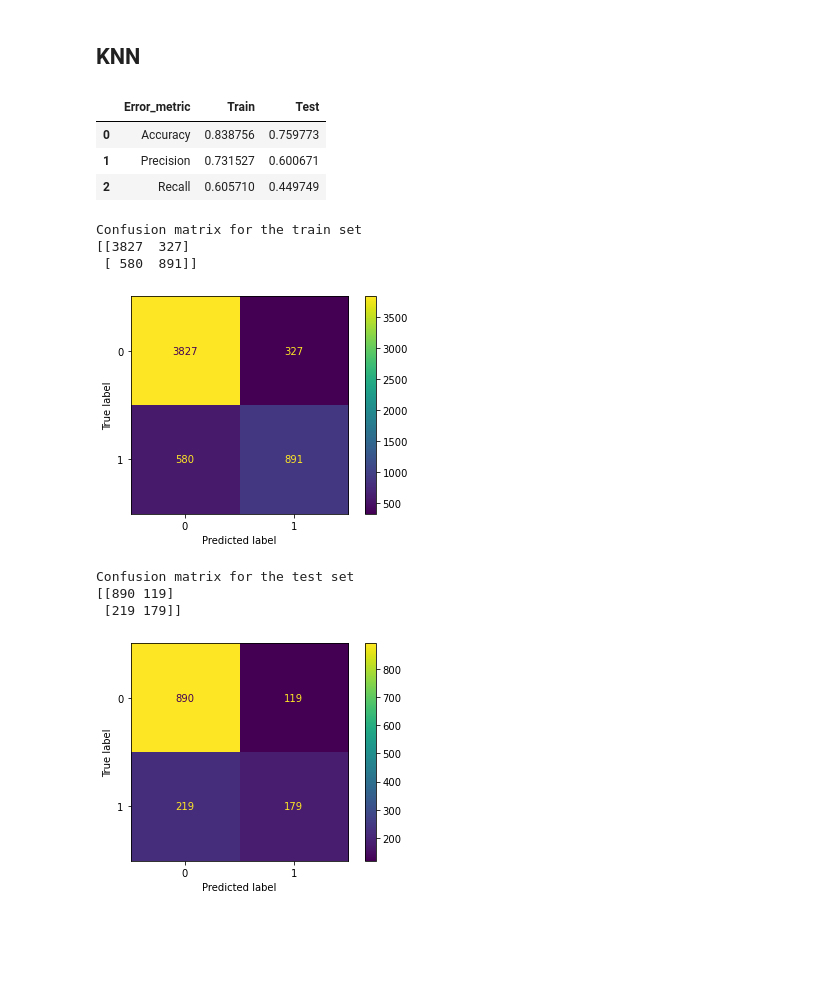
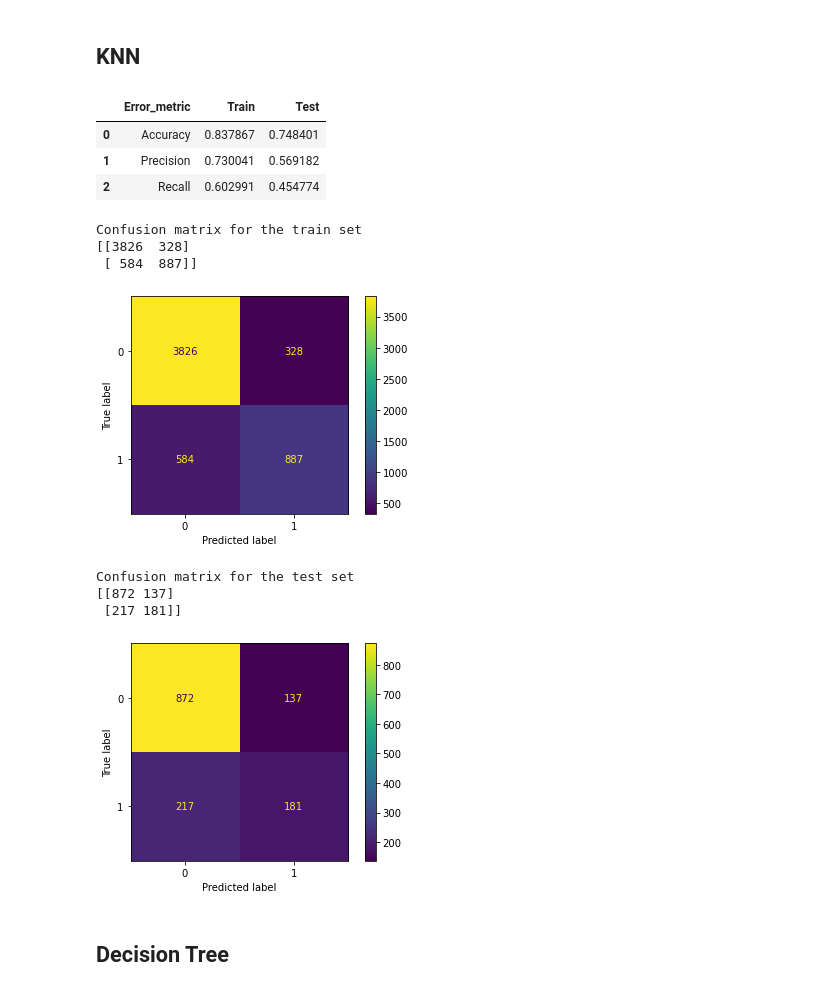
Before and after one commit to Louisa-Rudow/IronLouisa, a Jupyter notebook: Lap Work/Logistic Regression/Lap_Logistic_Regression.ipynb, the cells around one changed output. Drawn from its saved outputs; the diff is of its cells as text; code cells hidden in the pictures; blank space fills up the shorter version.

```diff
--- a/Lap Work/Logistic Regression/Lap_Logistic_Regression.ipynb
+++ b/Lap Work/Logistic Regression/Lap_Logistic_Regression.ipynb
@@ -45,10 +47,6 @@ churnData["TotalCharges"]=pd.to_numeric(churnData["TotalCharges"],errors='coerce
 # droping nan values
 
 churnData.dropna(inplace=True)
-# %%
-#Use the following features: tenure, SeniorCitizen, MonthlyCharges and TotalCharges
-
-churnData = churnData[["tenure","SeniorCitizen","MonthlyCharges","TotalCharges","Churn"]]
 # %%
 #convert churn into 0 and 1
 
@@ -66,6 +68,14 @@ churnData["Churn"] = list(map(x_y_to_1_0, churnData["Churn"]))
 
 X=churnData.drop("Churn", axis=1)
 y=churnData["Churn"]
+# %%
+#get dummies
+cat_feat=X.select_dtypes("object")
+cat_cols=pd.get_dummies(cat_feat, drop_first=True)
+
+#concatinate
+X=X._get_numeric_data()
+X=pd.concat([X,cat_cols],axis=1)
 # %% [markdown]
 ## Logistic regression
 # %%
@@ -132,45 +142,47 @@ Confusion matrix for the test set
 # %%
 from sklearn.neighbors import KNeighborsClassifier
 
-knn_model = KNeighborsClassifier()
+knn_model = KNeighborsClassifier(n_neighbors=5)
 
 knn_model.fit(X_train_mod, y_train)
 
 y_pred_train_knn = knn_model.predict(X_train_mod)
 y_pred_test_knn = knn_model.predict(X_test_mod)
 
 performance_knn = pd.DataFrame({'Error_metric': ['Accuracy','Precision','Recall'],
                                'Train': [accuracy_score(y_train, y_pred_train_knn),
-                                         precision_score(y_train, y_pred_train_knn),
-                                         recall_score(y_train, y_pred_train_knn)],
+                                         precision_score(y_train, y_pred_train_knn,pos_label=1),
+                                         recall_score(y_train, y_pred_train_knn,pos_label=1)],
                                'Test': [accuracy_score(y_test, y_pred_test_knn),
-                                        precision_score(y_test, y_pred_test_knn),
-                                        recall_score(y_test, y_pred_test_knn)]})
+                                        precision_score(y_test, y_pred_test_knn,pos_label=1),
+                                        recall_score(y_test, y_pred_test_knn,pos_label=1)]})
 
 display(performance_knn)
 
 print("Confusion matrix for the train set")
 print(confusion_matrix(y_train,y_pred_train_knn))
 plot_confusion_matrix(knn_model,X_train_mod,y_train, values_format = 'd')
 plt.show()
 
 print()
 print()
 
 print("Confusion matrix for the test set")
 print(confusion_matrix(y_test, y_pred_test_knn))
 plot_confusion_matrix(knn_model,X_test_mod,y_test, values_format = 'd')
 plt.show()
 # %% [output]
 |  | Error_metric | Train | Test |
-| 0 | Accuracy | 0.838756 | 0.759773 |
-| 1 | Precision | 0.731527 | 0.600671 |
-| 2 | Recall | 0.605710 | 0.449749 |
+| 0 | Accuracy | 0.837867 | 0.748401 |
+| 1 | Precision | 0.730041 | 0.569182 |
+| 2 | Recall | 0.602991 | 0.454774 |
 Confusion matrix for the train set
-[[3827  327]
- [ 580  891]]
+[[3826  328]
+ [ 584  887]]
 [figure]
 Confusion matrix for the test set
-[[890 119]
- [219 179]]
+[[872 137]
+ [217 181]]
-[figure, old version]
+[figure, new version]
+# %% [markdown]
+## Decision Tree
```
Also changed, not shown: parts of 50 cells of this notebook, 7 other files.
